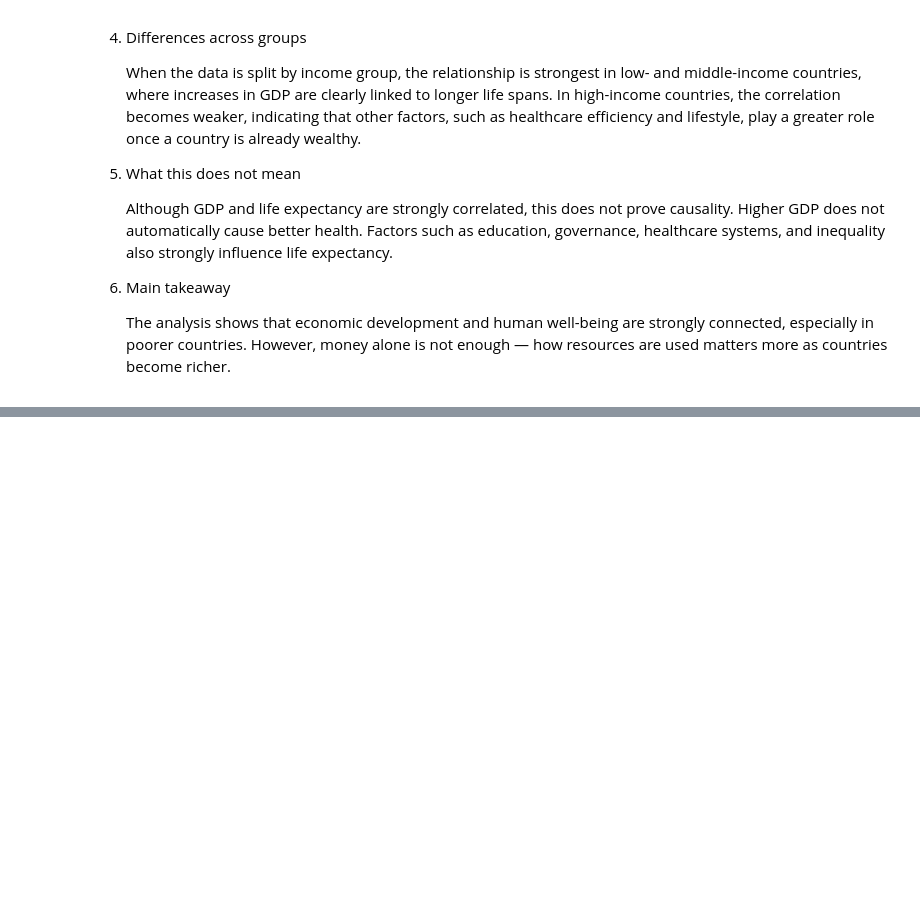
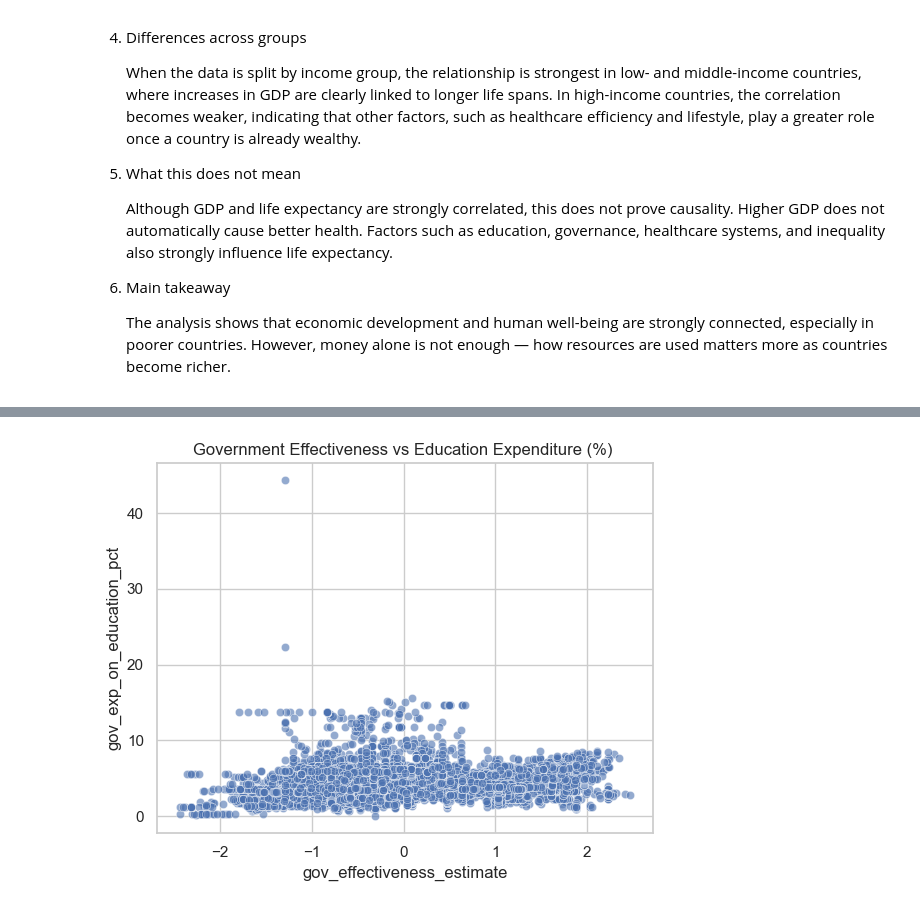
Before and after one commit to StefanFSmid/ASDA_2025_Group_3_Porfolio, a Jupyter notebook: notebooks/week_06_group_3_notebook.ipynb, the cells around one changed output, grey strips where cells are left out. Drawn from its saved outputs; the diff is of its cells as text; code cells hidden in the pictures; blank space fills up the shorter version.

```diff
--- a/notebooks/week_06_group_3_notebook.ipynb
+++ b/notebooks/week_06_group_3_notebook.ipynb
@@ -599,0 +720,11 @@ rho: 0.305 p-value: 7.310983800825947e-15 n: 621
+# %%
+sns.scatterplot(
+    data=clean_wb,
+    x="gov_effectiveness_estimate",
+    y="gov_exp_on_education_pct",
+    alpha=0.6
+)
+plt.title("Government Effectiveness vs Education Expenditure (%) ")
+plt.show()
+# %% [output]
+[figure, added]
```
Also changed, not shown: parts of 30 cells of this notebook, 3 other files.
